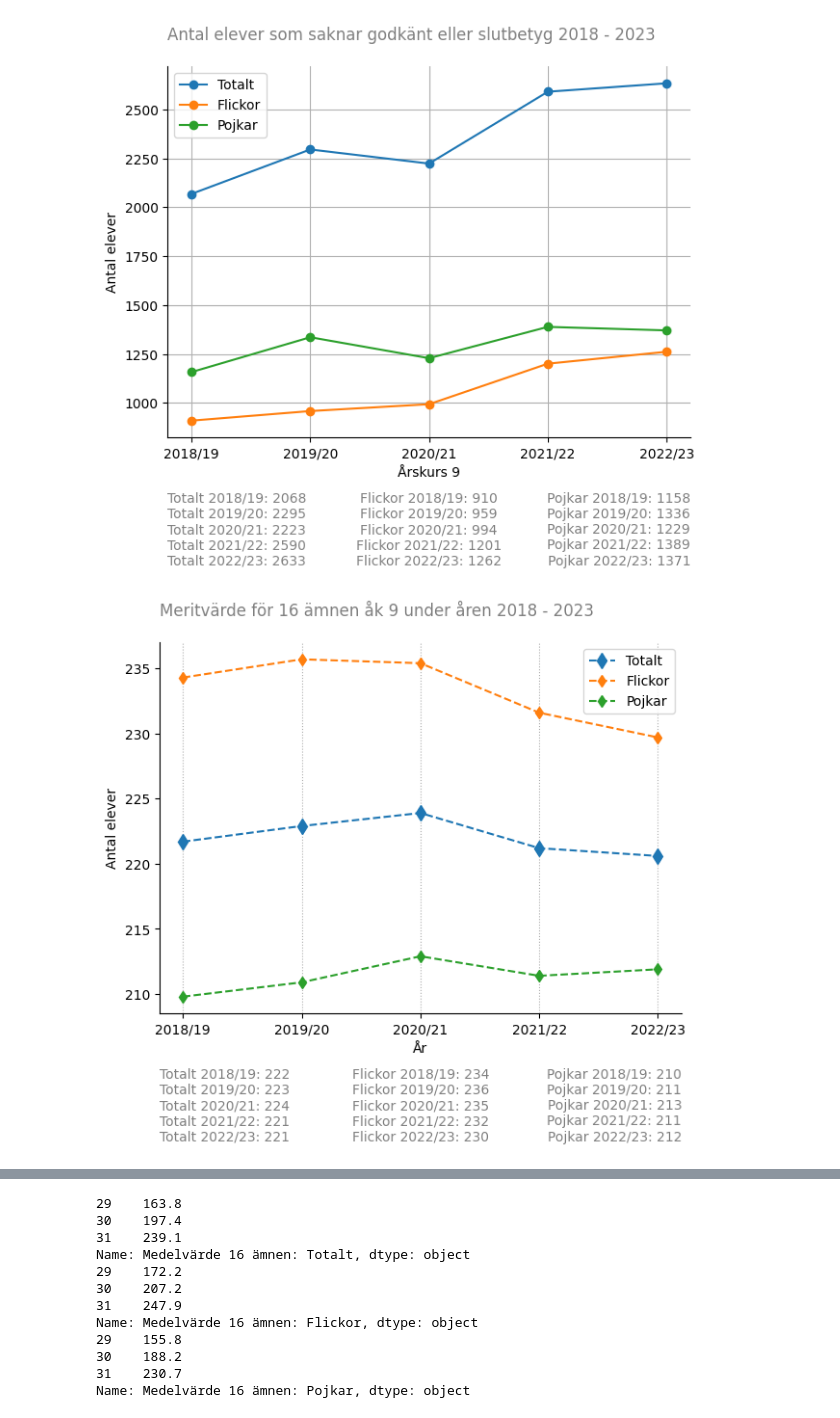
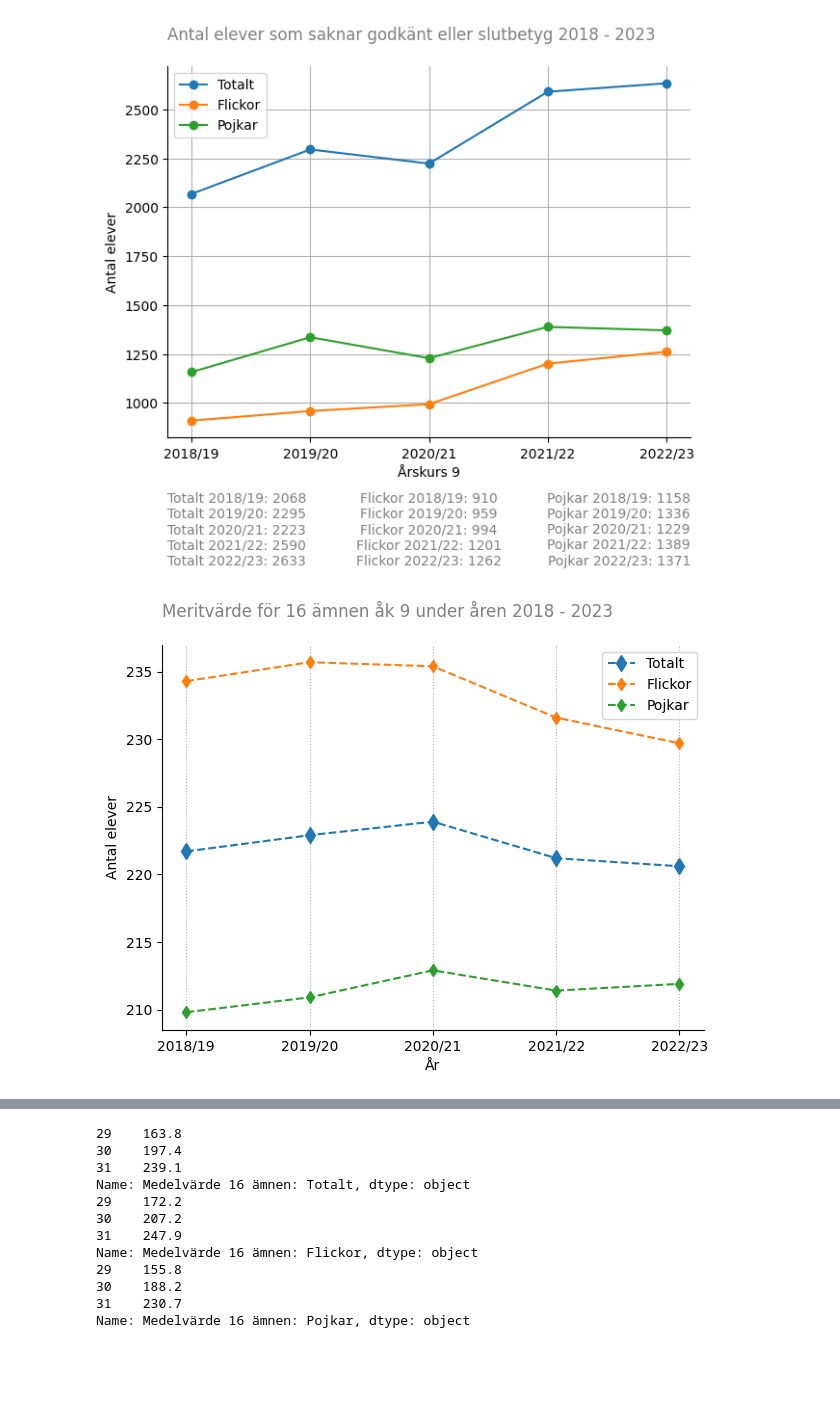
Before and after one commit to SandraAnder/Python-Sandra-Andersson-OPA23, a Jupyter notebook: Labb2/Laboration2_.ipynb, the cells around one changed output, grey strips where cells are left out. Drawn from its saved outputs; the diff is of its cells as text; code cells hidden in the pictures; blank space fills up the shorter version.

```diff
--- a/Labb2/Laboration2_.ipynb
+++ b/Labb2/Laboration2_.ipynb
@@ -330,41 +331,43 @@ plt.show()
 # %% [output]
 [figure]
 # %%
-# B) Rita ett linjediagram för meritvärde för 16 ämnen för totalt, flickor och pojkar för läsår 18-23.
+# B) Rita ett linjediagram för meritvärde för 16 ämnen för totalt, flickor och pojkar för läsår 18-23. PLOTLY
 
 years = data_1B["Läsår"]
 
 # Sets mean value of total, girls and boys to variables.
-Mean_T = (data_1B["Medelvärde 16 ämnen: Totalt"])
-Mean_F = (data_1B["Medelvärde 16 ämnen: Flickor"])
-Mean_P = (data_1B["Medelvärde 16 ämnen: Pojkar"])
+mean_T = (data_1B["Medelvärde 16 ämnen: Totalt"])
+mean_G = (data_1B["Medelvärde 16 ämnen: Flickor"])
+Mean_B = (data_1B["Medelvärde 16 ämnen: Pojkar"])
 
 fig, ax = plt.subplots(figsize=(7, 5))
 
-plt.plot(years, Mean_T, label="Totalt", marker="d", ms=8, ls="--")
-plt.plot(years, Mean_F, label="Flickor", marker="d", ls="--")
-plt.plot(years, Mean_P, label="Pojkar", marker="d", ls="--")
+ax.plot(years, mean_T, label="Totalt", marker="d", ms=8, ls="--")
+ax.plot(years, mean_G, label="Flickor", marker="d", ls="--")
+ax.plot(years, Mean_B, label="Pojkar", marker="d", ls="--")
 
 # Renames labels and gives space at top. Places toplabel to the left
 plt.title("Meritvärde för 16 ämnen åk 9 under åren 2018 - 2023", pad=20, color="gray", loc="left")
 plt.xlabel("År")
 plt.ylabel("Antal elever")
 
 # Gives the graf a grid on x-axis with dotted lines
 plt.grid(axis= "x", ls = ':', linewidth = 0.8)
 plt.legend()
 
 ax.spines['top'].set_visible(False)
 ax.spines['right'].set_visible(False)
 
+# fig.savefig("name.png")
+'''
 # Adds three lists at the bottom with year, who and sum for more clarity                      # Get current axis - for the text and reformatts so they can be changed
 plt.text(0.0, -0.35, '\n'.join([f'Totalt {year}: {round(val)}' for val, year in zip(Mean_T, years)]), transform=plt.gca().transAxes, ha='left', va='bottom', color='gray')
 plt.text(0.5, -0.35, '\n'.join([f'Flickor {year}: {round(val)}' for val, year in zip(Mean_F, years)]), transform=plt.gca().transAxes, ha='center', va='bottom', color='gray')
 plt.text(1.0, -0.35, '\n'.join([f'Pojkar {year}: {round(val)}' for val, year in zip(Mean_P, years)]), transform=plt.gca().transAxes, ha='right', va='bottom', color='gray')
-
+'''
 plt.show()
 # %% [output]
-[figure, old version]
+[figure, new version]
 # %%
 # C) Undersök nu andra variabler, och hur de påverkar meritvärde och andel med minst ett saknat betyg. Data finns för
 # läsår 22/23. Exempel kan man undersöka föräldrarnas utbildningsbakgrund. Rita lämpliga grafer
```
Also changed, not shown: parts of 10 cells of this notebook.
